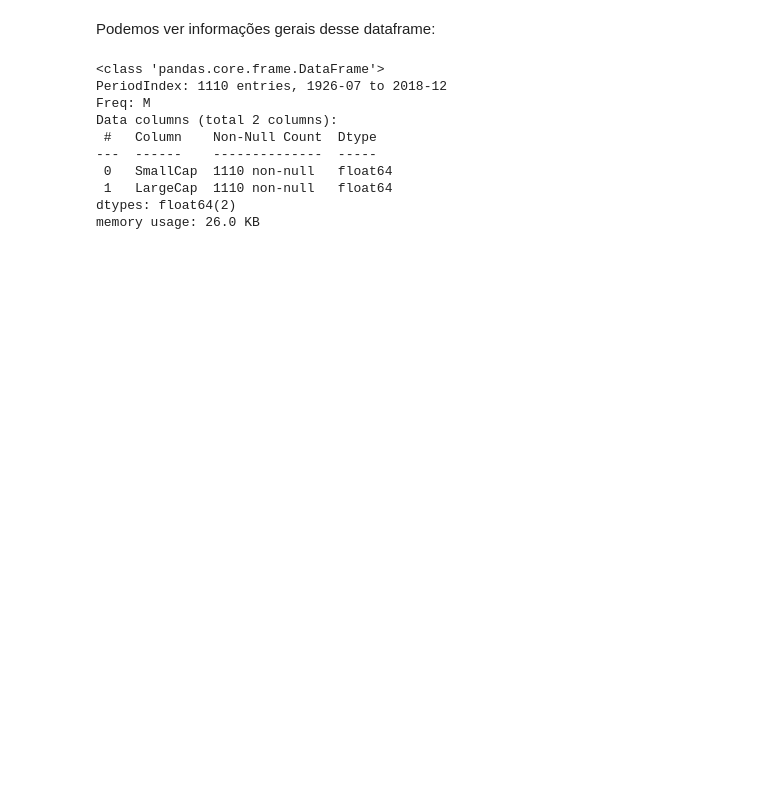
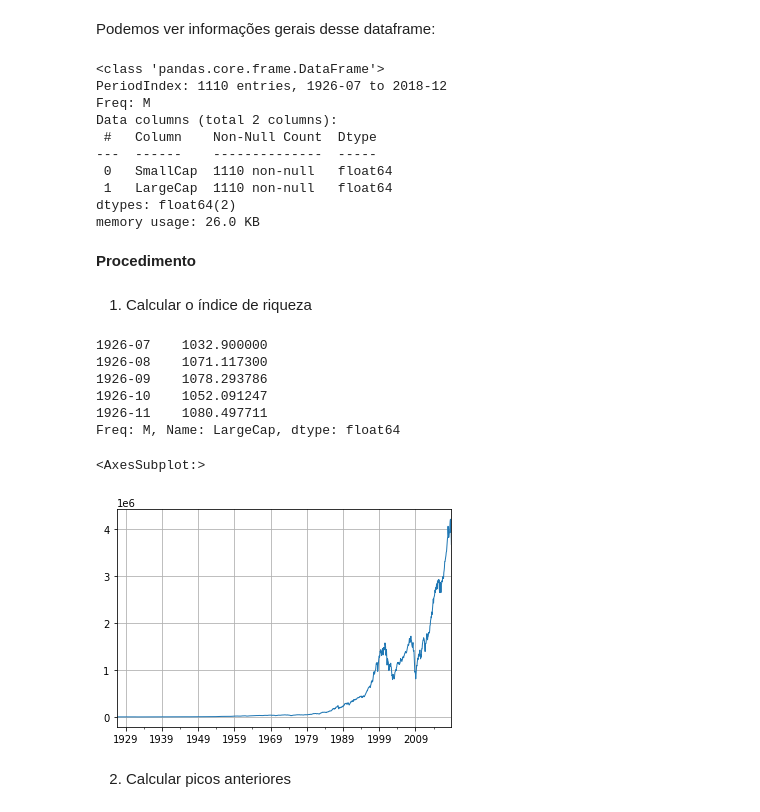
Before and after one commit to igoandrade/portfolio-construction-python, a Jupyter notebook: intro-course/week-1/intro-returns-and-risks.ipynb, the cells around one changed output. Drawn from its saved outputs; the diff is of its cells as text; code cells hidden in the pictures; blank space fills up the shorter version.

```diff
--- a/intro-course/week-1/intro-returns-and-risks.ipynb
+++ b/intro-course/week-1/intro-returns-and-risks.ipynb
@@ -353,3 +348,25 @@ Data columns (total 2 columns):
  1   LargeCap  1110 non-null   float64
 dtypes: float64(2)
 memory usage: 26.0 KB
+# %% [markdown]
+**Procedimento**
+# %% [markdown]
+1. Calcular o índice de riqueza
+# %%
+wealth_index = 1000. * (1 + rets['LargeCap']).cumprod()
+
+wealth_index.head()
+# %% [output]
+1926-07    1032.900000
+1926-08    1071.117300
+1926-09    1078.293786
+1926-10    1052.091247
+1926-11    1080.497711
+Freq: M, Name: LargeCap, dtype: float64
+# %%
+wealth_index.plot.line(lw=1, grid=True)
+# %% [output]
+<AxesSubplot:>
+[figure, added]
+# %% [markdown]
+2. Calcular picos anteriores
```
Also changed, not shown: parts of 30 cells of this notebook.
